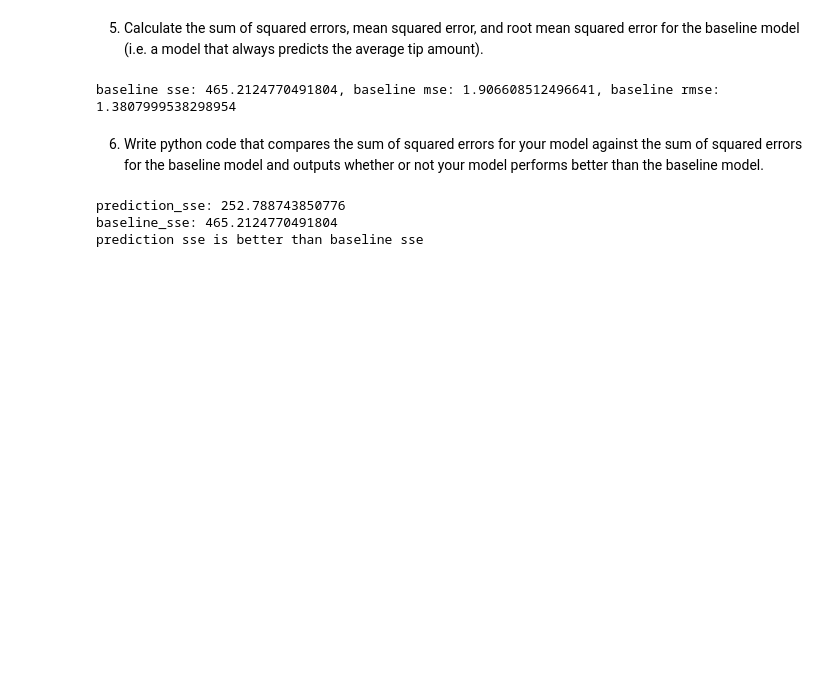
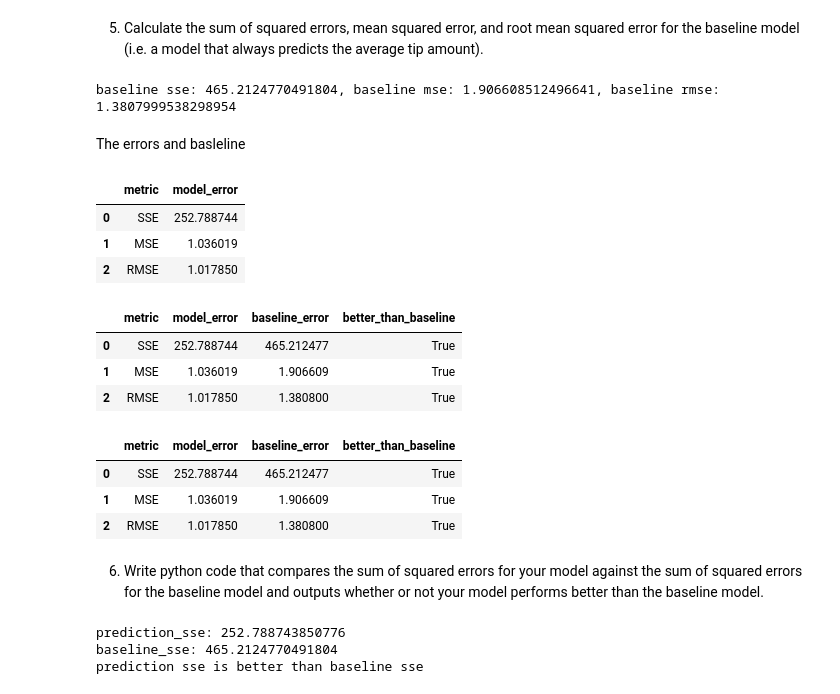
Before and after one commit to chloerwhitaker/regression-exercises, a Jupyter notebook: evaluate.ipynb, the cells around one changed output. Drawn from its saved outputs; the diff is of its cells as text; code cells hidden in the pictures; blank space fills up the shorter version.

```diff
--- a/evaluate.ipynb
+++ b/evaluate.ipynb
@@ -191,6 +194,39 @@ RMSE_baseline =  sqrt(MSE_baseline)
 print(f"baseline sse: {SSE_baseline}, baseline mse: {MSE_baseline}, baseline rmse: {RMSE_baseline}")
 # %% [output]
 baseline sse: 465.2124770491804, baseline mse: 1.906608512496641, baseline rmse: 1.3807999538298954
+# %% [markdown]
+The errors and basleline
+# %%
+# the metrics (metric) and the calculated errors (model_error) put into a df
+df_eval = pd.DataFrame(np.array(['SSE', 'MSE','RMSE']), columns=['metric'])
+df_eval['model_error'] = np.array([SSE,  MSE, RMSE])
+
+
+df_eval
+# %% [output]
+|  | metric | model_error |
+| 0 | SSE | 252.788744 |
+| 1 | MSE | 1.036019 |
+| 2 | RMSE | 1.017850 |
+# %%
+# add baseline_error to the df
+df_eval['baseline_error'] = np.array([SSE_baseline,MSE_baseline, RMSE_baseline])
+
+df_eval
+# %% [output]
+|  | metric | model_error | baseline_error | better_than_baseline |
+| 0 | SSE | 252.788744 | 465.212477 | True |
+| 1 | MSE | 1.036019 | 1.906609 | True |
+| 2 | RMSE | 1.017850 | 1.380800 | True |
+# %%
+# add better_than_baselione to the df
+df_eval['better_than_baseline'] = df_eval.baseline_error > df_eval.model_error
+df_eval
+# %% [output]
+|  | metric | model_error | baseline_error | better_than_baseline |
+| 0 | SSE | 252.788744 | 465.212477 | True |
+| 1 | MSE | 1.036019 | 1.906609 | True |
+| 2 | RMSE | 1.017850 | 1.380800 | True |
 # %% [markdown]
 6. Write python code that compares the sum of squared errors for your model against the sum of squared errors for the baseline model and outputs whether or not your model performs better than the baseline model.
 # %%
```
Also changed, not shown: parts of 18 cells of this notebook.
